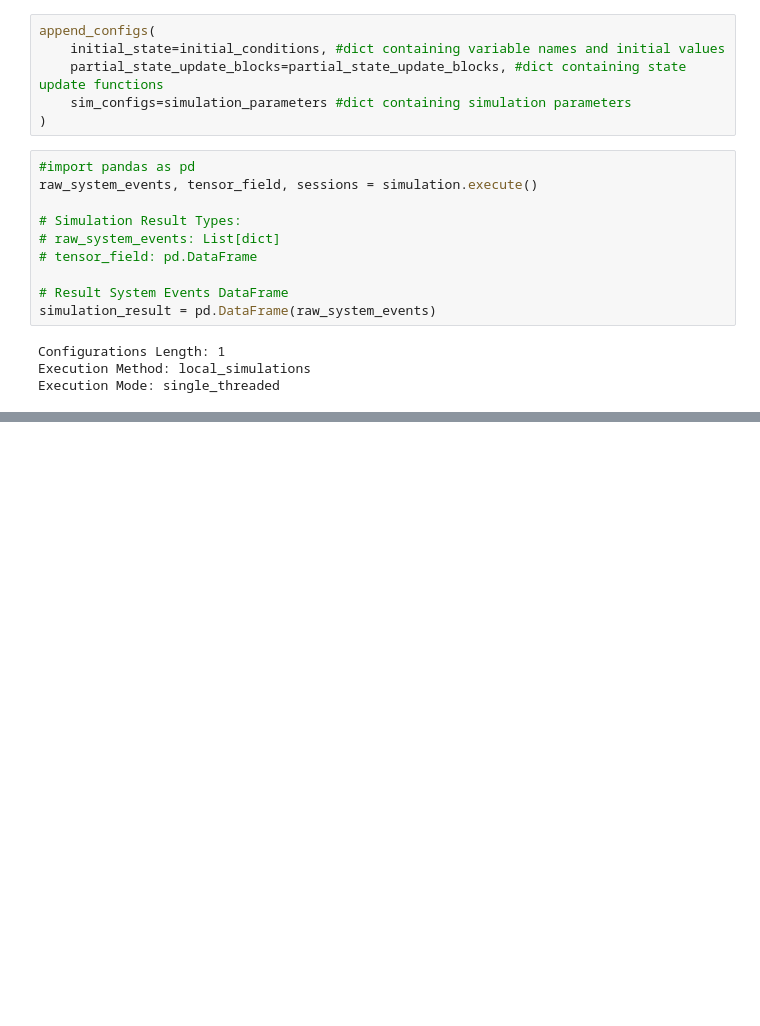
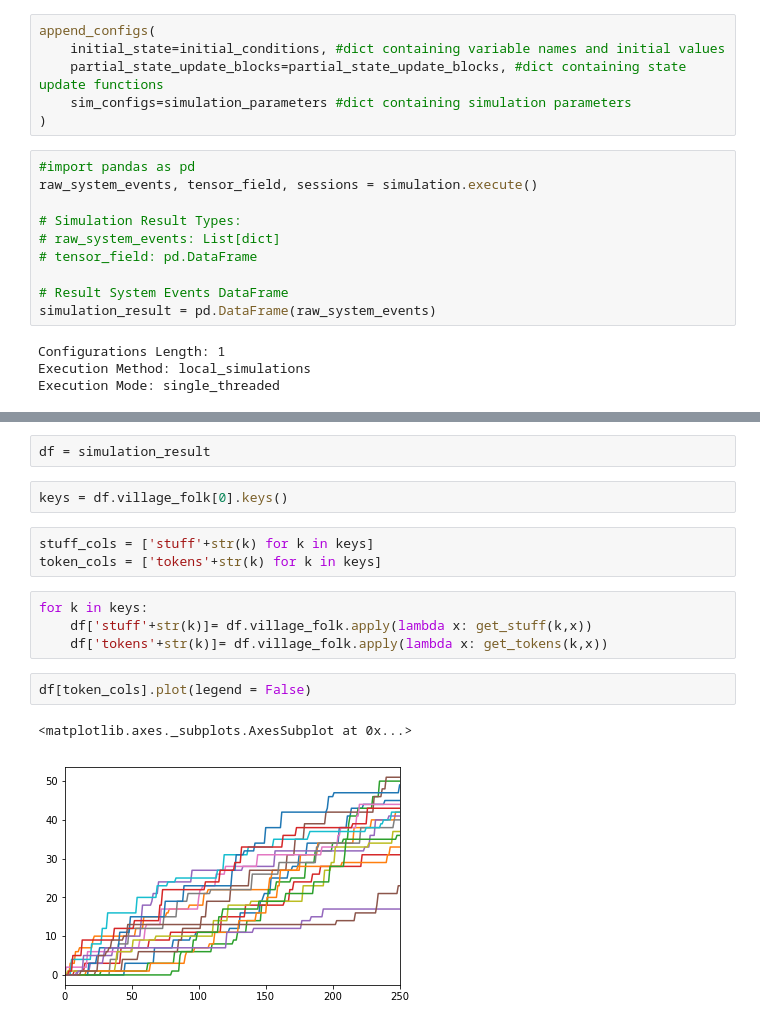
Before and after one commit to santteegt/credcastle, a Jupyter notebook: cred-castle-cadcad-simple.ipynb, the cells around one changed output, grey strips where cells are left out. Drawn from its saved outputs; the diff is of its cells as text; blank space fills up the shorter version.

```diff
--- a/cred-castle-cadcad-simple.ipynb
+++ b/cred-castle-cadcad-simple.ipynb
@@ -208,0 +246,16 @@ simulation_result.head()
+# %%
+df = simulation_result
+# %%
+keys = df.village_folk[0].keys()
+# %%
+stuff_cols = ['stuff'+str(k) for k in keys]
+token_cols = ['tokens'+str(k) for k in keys]
+# %%
+for k in keys:
+    df['stuff'+str(k)]= df.village_folk.apply(lambda x: get_stuff(k,x))
+    df['tokens'+str(k)]= df.village_folk.apply(lambda x: get_tokens(k,x))
+# %%
+df[token_cols].plot(legend = False)
+# %% [output]
+<matplotlib.axes._subplots.AxesSubplot at 0x...>
+[figure, added]
```
Also changed, not shown: parts of 15 cells of this notebook.
